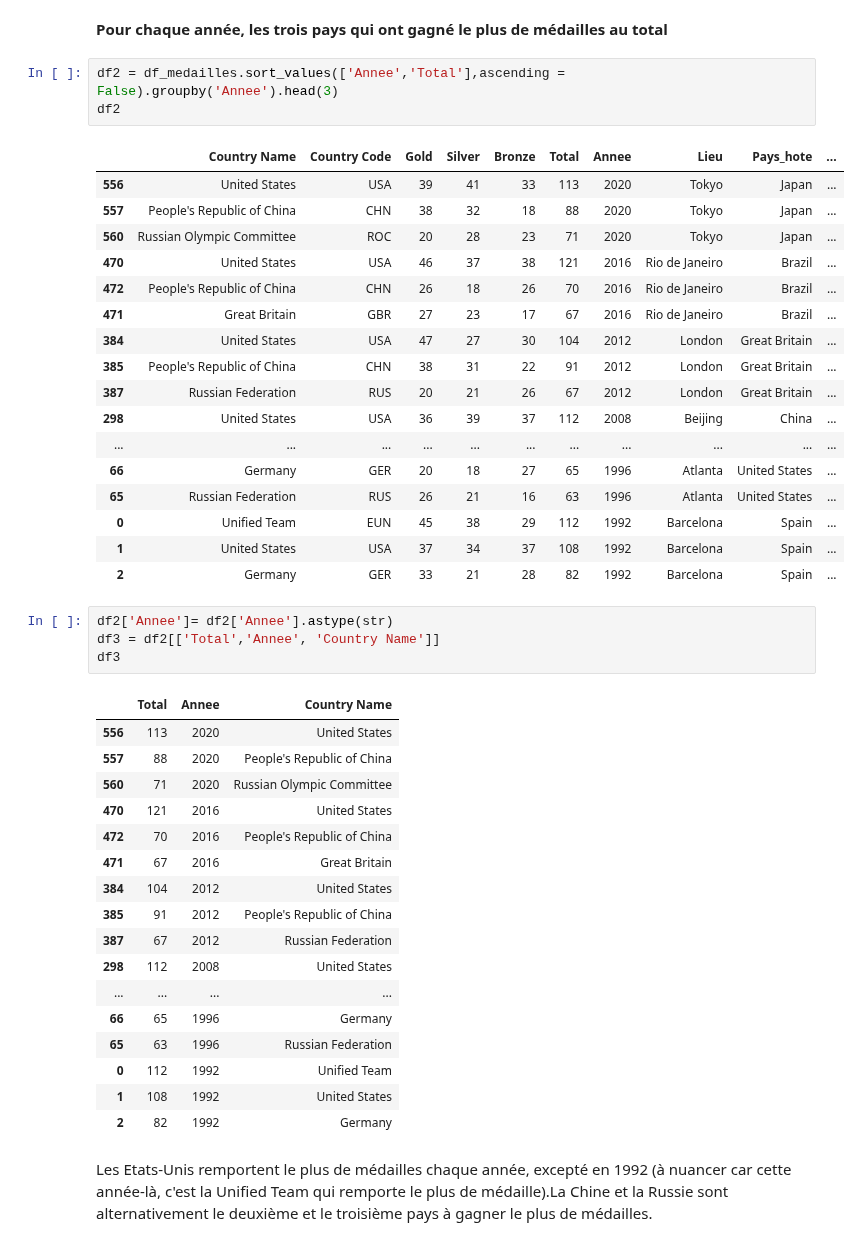
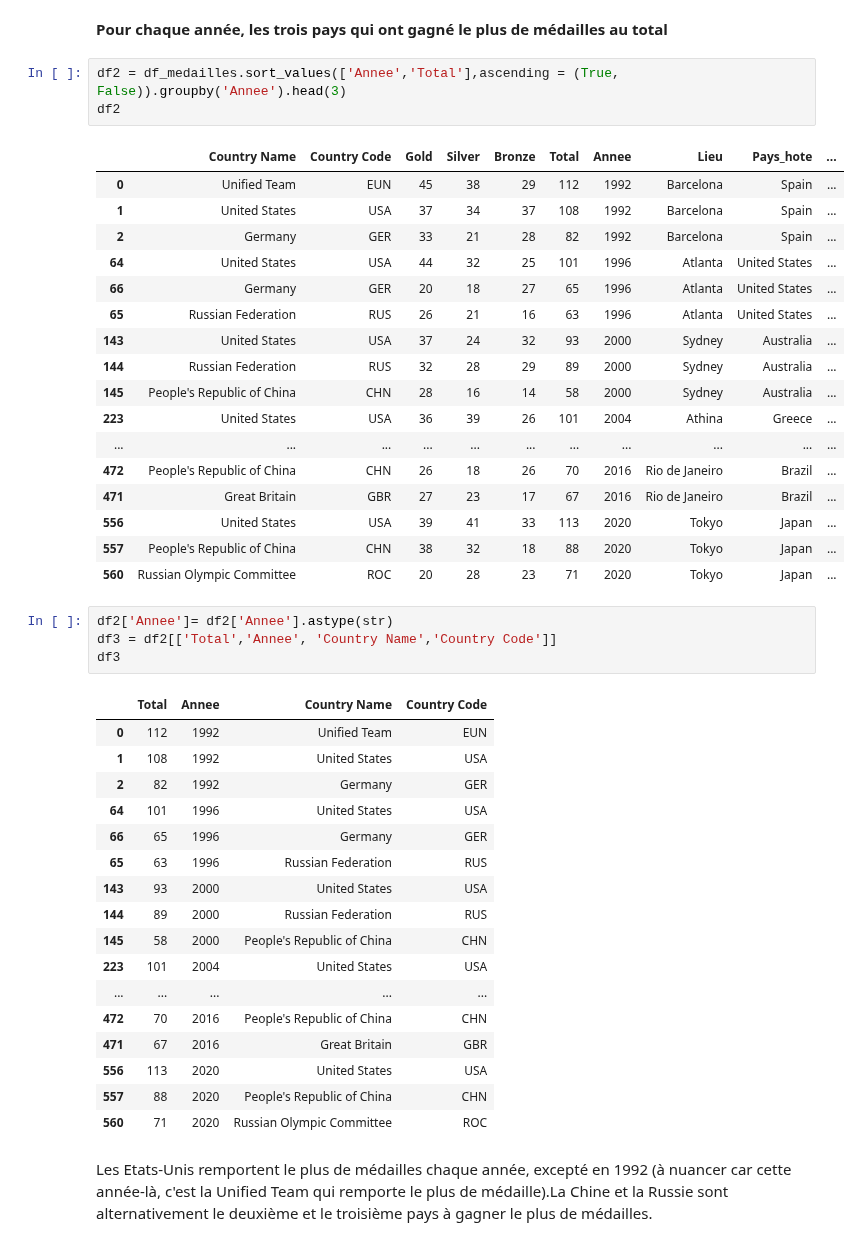
Before and after one commit to clemencebriodeau/Projet-python, a Jupyter notebook: Visualisation.ipynb, the cells around one changed output. Cells and saved outputs as stored; diff of their text form.

```diff
--- a/Visualisation.ipynb
+++ b/Visualisation.ipynb
@@ -149,48 +150,48 @@ On retrouve aussi les pays ayant les PIB par habitant le plus bas.
 # %% [markdown]
 **Pour chaque année, les trois pays qui ont gagné le plus de médailles au total**
 # %%
-df2 = df_medailles.sort_values(['Annee','Total'],ascending = False).groupby('Annee').head(3)
+df2 = df_medailles.sort_values(['Annee','Total'],ascending = (True, False)).groupby('Annee').head(3)
 df2
 # %% [output]
 |  | Country Name | Country Code | Gold | Silver | Bronze | Total | Annee | Lieu | Pays_hote | ... |
+| 0 | Unified Team | EUN | 45 | 38 | 29 | 112 | 1992 | Barcelona | Spain | ... |
+| 1 | United States | USA | 37 | 34 | 37 | 108 | 1992 | Barcelona | Spain | ... |
+| 2 | Germany | GER | 33 | 21 | 28 | 82 | 1992 | Barcelona | Spain | ... |
+| 64 | United States | USA | 44 | 32 | 25 | 101 | 1996 | Atlanta | United States | ... |
+| 66 | Germany | GER | 20 | 18 | 27 | 65 | 1996 | Atlanta | United States | ... |
+| 65 | Russian Federation | RUS | 26 | 21 | 16 | 63 | 1996 | Atlanta | United States | ... |
+| 143 | United States | USA | 37 | 24 | 32 | 93 | 2000 | Sydney | Australia | ... |
+| 144 | Russian Federation | RUS | 32 | 28 | 29 | 89 | 2000 | Sydney | Australia | ... |
+| 145 | People's Republic of China | CHN | 28 | 16 | 14 | 58 | 2000 | Sydney | Australia | ... |
+| 223 | United States | USA | 36 | 39 | 26 | 101 | 2004 | Athina | Greece | ... |
+| ... | ... | ... | ... | ... | ... | ... | ... | ... | ... | ... |
+| 472 | People's Republic of China | CHN | 26 | 18 | 26 | 70 | 2016 | Rio de Janeiro | Brazil | ... |
+| 471 | Great Britain | GBR | 27 | 23 | 17 | 67 | 2016 | Rio de Janeiro | Brazil | ... |
 | 556 | United States | USA | 39 | 41 | 33 | 113 | 2020 | Tokyo | Japan | ... |
 | 557 | People's Republic of China | CHN | 38 | 32 | 18 | 88 | 2020 | Tokyo | Japan | ... |
 | 560 | Russian Olympic Committee | ROC | 20 | 28 | 23 | 71 | 2020 | Tokyo | Japan | ... |
-| 470 | United States | USA | 46 | 37 | 38 | 121 | 2016 | Rio de Janeiro | Brazil | ... |
-| 472 | People's Republic of China | CHN | 26 | 18 | 26 | 70 | 2016 | Rio de Janeiro | Brazil | ... |
-| 471 | Great Britain | GBR | 27 | 23 | 17 | 67 | 2016 | Rio de Janeiro | Brazil | ... |
-| 384 | United States | USA | 47 | 27 | 30 | 104 | 2012 | London | Great Britain | ... |
-| 385 | People's Republic of China | CHN | 38 | 31 | 22 | 91 | 2012 | London | Great Britain | ... |
-| 387 | Russian Federation | RUS | 20 | 21 | 26 | 67 | 2012 | London | Great Britain | ... |
-| 298 | United States | USA | 36 | 39 | 37 | 112 | 2008 | Beijing | China | ... |
-| ... | ... | ... | ... | ... | ... | ... | ... | ... | ... | ... |
-| 66 | Germany | GER | 20 | 18 | 27 | 65 | 1996 | Atlanta | United States | ... |
-| 65 | Russian Federation | RUS | 26 | 21 | 16 | 63 | 1996 | Atlanta | United States | ... |
-| 0 | Unified Team | EUN | 45 | 38 | 29 | 112 | 1992 | Barcelona | Spain | ... |
-| 1 | United States | USA | 37 | 34 | 37 | 108 | 1992 | Barcelona | Spain | ... |
-| 2 | Germany | GER | 33 | 21 | 28 | 82 | 1992 | Barcelona | Spain | ... |
 # %%
 df2['Annee']= df2['Annee'].astype(str)
-df3 = df2[['Total','Annee', 'Country Name']]
+df3 = df2[['Total','Annee', 'Country Name','Country Code']]
 df3
 # %% [output]
-|  | Total | Annee | Country Name |
-| 556 | 113 | 2020 | United States |
-| 557 | 88 | 2020 | People's Republic of China |
-| 560 | 71 | 2020 | Russian Olympic Committee |
-| 470 | 121 | 2016 | United States |
-| 472 | 70 | 2016 | People's Republic of China |
-| 471 | 67 | 2016 | Great Britain |
-| 384 | 104 | 2012 | United States |
-| 385 | 91 | 2012 | People's Republic of China |
-| 387 | 67 | 2012 | Russian Federation |
-| 298 | 112 | 2008 | United States |
-| ... | ... | ... | ... |
-| 66 | 65 | 1996 | Germany |
-| 65 | 63 | 1996 | Russian Federation |
-| 0 | 112 | 1992 | Unified Team |
-| 1 | 108 | 1992 | United States |
-| 2 | 82 | 1992 | Germany |
+|  | Total | Annee | Country Name | Country Code |
+| 0 | 112 | 1992 | Unified Team | EUN |
+| 1 | 108 | 1992 | United States | USA |
+| 2 | 82 | 1992 | Germany | GER |
+| 64 | 101 | 1996 | United States | USA |
+| 66 | 65 | 1996 | Germany | GER |
+| 65 | 63 | 1996 | Russian Federation | RUS |
+| 143 | 93 | 2000 | United States | USA |
+| 144 | 89 | 2000 | Russian Federation | RUS |
+| 145 | 58 | 2000 | People's Republic of China | CHN |
+| 223 | 101 | 2004 | United States | USA |
+| ... | ... | ... | ... | ... |
+| 472 | 70 | 2016 | People's Republic of China | CHN |
+| 471 | 67 | 2016 | Great Britain | GBR |
+| 556 | 113 | 2020 | United States | USA |
+| 557 | 88 | 2020 | People's Republic of China | CHN |
+| 560 | 71 | 2020 | Russian Olympic Committee | ROC |
 # %% [markdown]
 Les Etats-Unis remportent le plus de médailles chaque année, excepté en 1992 (à nuancer car cette année-là, c'est la Unified Team qui remporte le plus de médaille).La Chine et la Russie sont alternativement le deuxième et le troisième pays à gagner le plus de médailles.
 # %%
```
Also changed, not shown: parts of 9 cells of this notebook.
